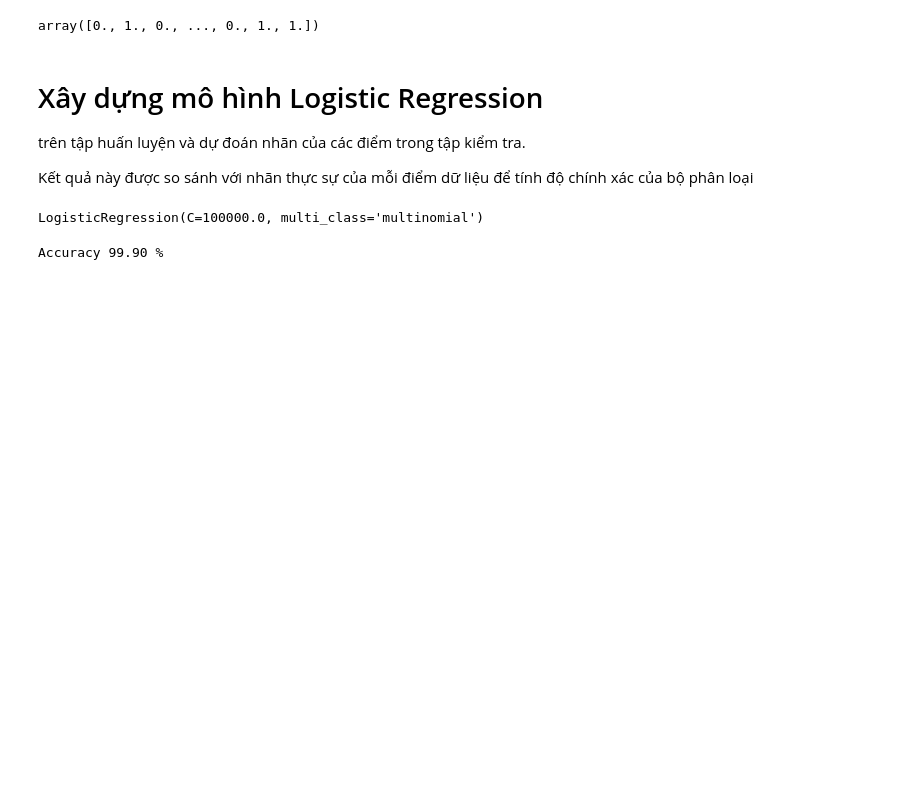
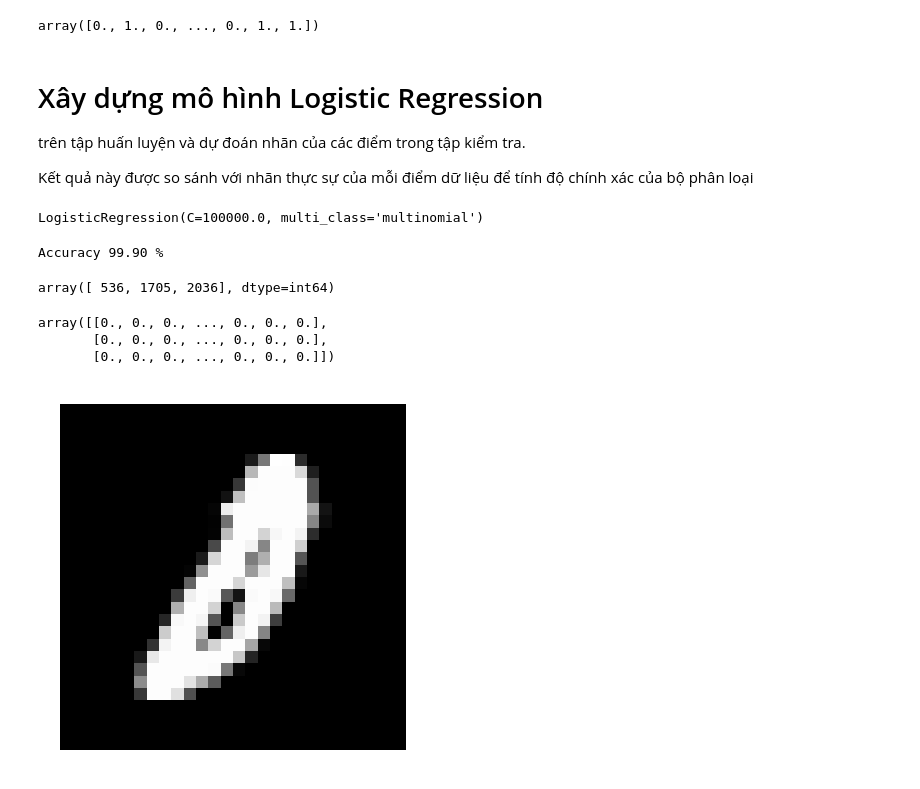
Before and after one commit to TaQuangKhoi/He-thong-thong-tin-thong-minh, a Jupyter notebook: 23-Jun-2023 - MNIST - Recognize 0 and 1.ipynb, the cells around one changed output. Saved outputs shown, nothing was run; the diff lists cells and outputs as text; code cells hidden in the pictures; blank space fills up the shorter version.

```diff
--- a/23-Jun-2023 - MNIST - Recognize 0 and 1.ipynb
+++ b/23-Jun-2023 - MNIST - Recognize 0 and 1.ipynb
@@ -157,0 +258,24 @@ Accuracy 99.90 %
+# %%
+mis = np.where((y_pred - y_test) != 0)[0]
+mis
+# %% [output]
+array([ 536, 1705, 2036], dtype=int64)
+# %%
+Xmis = X_test[mis, :]
+Xmis
+# %% [output]
+array([[0., 0., 0., ..., 0., 0., 0.],
+       [0., 0., 0., ..., 0., 0., 0.],
+       [0., 0., 0., ..., 0., 0., 0.]])
+# %%
+filename = 'mnist_mis.pdf'
+
+with PdfPages(filename) as pdf:
+    plt.axis('off')
+    A = display_network(Xmis.T, 1, 1)
+    f2 = plt.imshow(A, interpolation='nearest' )
+    plt.gray()
+    pdf.savefig(bbox_inches='tight')
+    plt.show()
+# %% [output]
+[figure, added]
```
Also changed, not shown: parts of 2 cells of this notebook.
